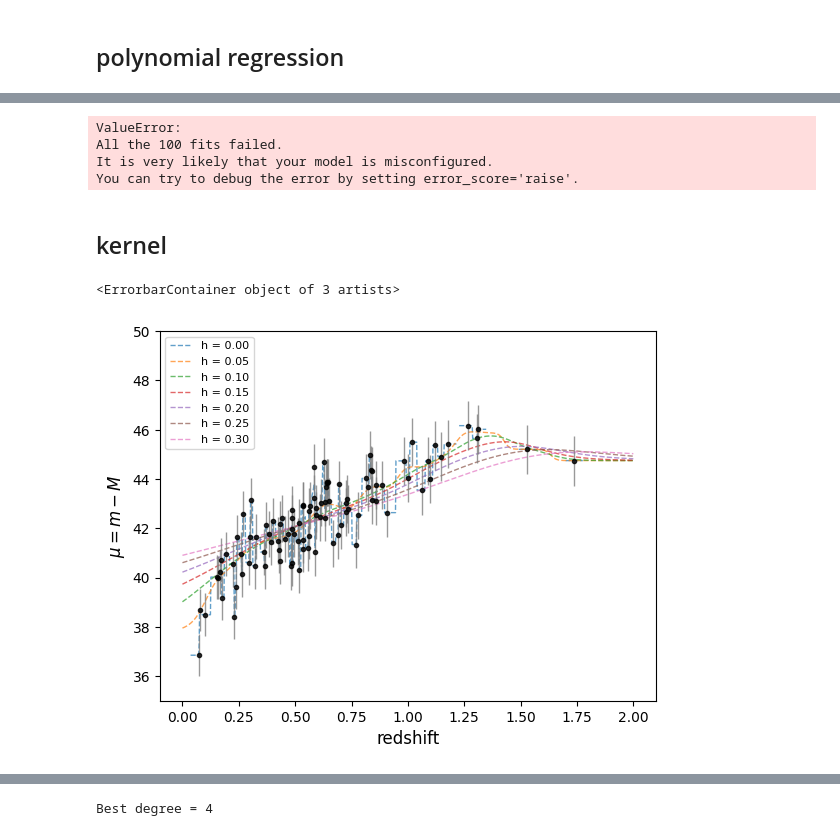
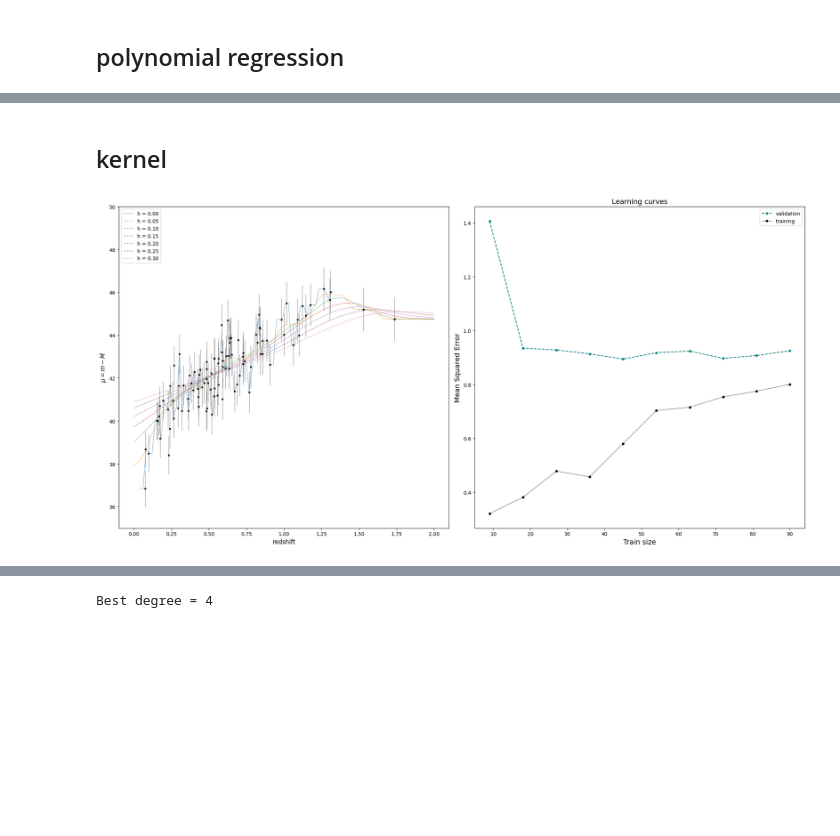
Before and after one commit to malvibellotti/astrostatistics_bicocca_2024, a Jupyter notebook: working/lecture_17_18.ipynb, the cells around one changed output, grey strips where cells are left out. Saved outputs shown, nothing was run; the diff lists cells and outputs as text; code cells hidden in the pictures; blank space fills up the shorter version.

```diff
--- a/working/lecture_17_18.ipynb
+++ b/working/lecture_17_18.ipynb
@@ -196,47 +150,40 @@ plt.errorbar(x, y, dmu, fmt='.k', ecolor='gray', alpha = 0.8, lw=1,label='data')
-# %%
-from sklearn.model_selection import learning_curve
-
-degree = 3
-basis_mu = np.linspace(0, 2, degree)[:, None]
-basis_sigma = 1.0 * (basis_mu[1] - basis_mu[0])
-model = BasisFunctionRegression('gaussian', mu = basis_mu, sigma = basis_sigma)
-
-train_sizes, train_scores_basis, test_scores_basis = learning_curve(model, x, y, train_sizes=np.linspace(0.1, 1, 10), scoring="neg_mean_squared_error", cv=10)
-
-fig = plt.figure(figsize=(8, 8))
-
-plt.plot(train_sizes, -test_scores_basis.mean(1), 'o-', markersize = 4, linestyle = "--", color="teal", label="validation")
-plt.plot(train_sizes, -train_scores_basis.mean(1), 'o-',markersize = 4, color="black",linewidth = 0.5,  label="training")
-
-plt.xlabel("Train size",fontsize=14)
-plt.ylabel("Mean Squared Error",fontsize=14)
-plt.title('Learning curves',fontsize=14)
-plt.legend(loc="best")
-#plt.ylim(0,200)
-# %% [output]
-ValueError:
-All the 100 fits failed.
-It is very likely that your model is misconfigured.
-You can try to debug the error by setting error_score='raise'.
 # %% [markdown]
 ## kernel
 # %%
 from astroML.linear_model import NadarayaWatson
 
 h =  np.linspace(0.001, 0.30, 7)
+fig, axes = plt.subplots(1, 2, figsize=(20, 10))
 
+# Plot 1: Kernel Regression fits
 for i in h:
     model = NadarayaWatson(kernel='gaussian', h=i)
     model.fit(x, y)
     y_pred = model.predict(x_grid)
 
-    plt.plot(x_grid, y_pred,linestyle = "--", alpha = 0.7, linewidth=1, label="h = %.2f" % i)
-    plt.xlabel("redshift", fontsize=12)
-    plt.ylabel("$\mu = m-M$", fontsize=12)
-    plt.legend(loc="upper left", fontsize=8)
-    #plt.xlim(0,1.8)
-    plt.ylim(35,50)
-plt.errorbar(x, y, dmu, fmt='.k', ecolor='gray', alpha = 0.8, lw=1,label='data')
+    axes[0].plot(x_grid, y_pred, linestyle="--", alpha=0.7, linewidth=1, label="h = %.2f" % i)
+    axes[0].set_xlabel("redshift", fontsize=12)
+    axes[0].set_ylabel("$\mu = m-M$", fontsize=12)
+    axes[0].legend(loc="upper left", fontsize=10)
+    axes[0].set_ylim(35, 50)
+
+axes[0].errorbar(x, y, dmu, fmt='.k', ecolor='gray', alpha=0.8, lw=1, label='data')
+
+# Plot 2: Learning curves with h=0.10
+h = 0.10
+model = NadarayaWatson(kernel='gaussian', h=h)
+
+train_sizes, train_scores_kernel, test_scores_kernel = learning_curve(model, x, y, train_sizes=np.linspace(0.1, 1, 10), scoring="neg_mean_squared_error", cv=10)
+
+axes[1].plot(train_sizes, -test_scores_kernel.mean(1), 'o-', markersize=4, linestyle="--", color="teal", label="validation")
+axes[1].plot(train_sizes, -train_scores_kernel.mean(1), 'o-', markersize=4, color="black", linewidth=0.5, label="training")
+
+axes[1].set_xlabel("Train size", fontsize=14)
+axes[1].set_ylabel("Mean Squared Error", fontsize=14)
+axes[1].set_title('Learning curves', fontsize=14)
+axes[1].legend(loc="best", fontsize=10)
+
+plt.tight_layout()
+plt.show()
 # %% [output]
-<ErrorbarContainer object of 3 artists>
-[figure, old version]
+[figure, new version]
```
Also changed, not shown: parts of 16 cells of this notebook.
